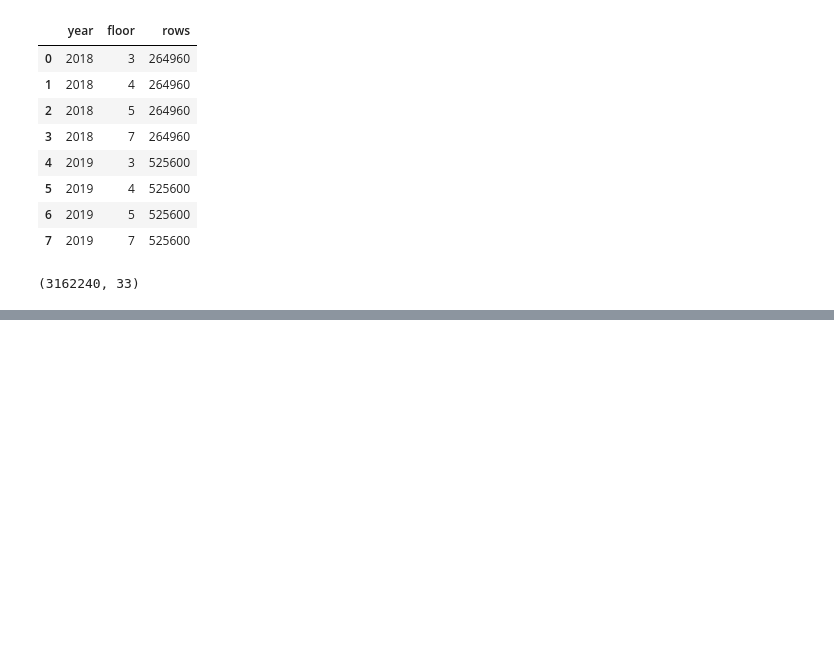
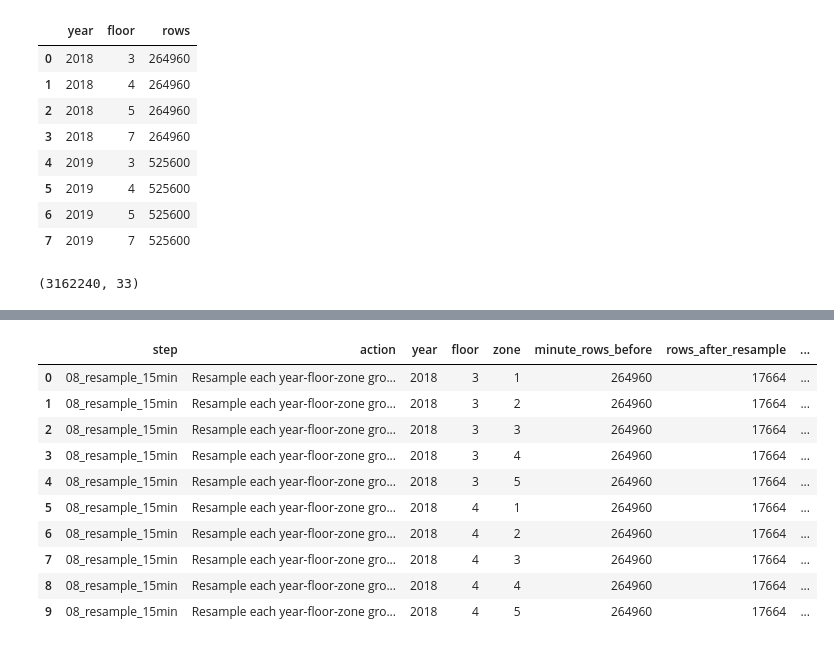
Before and after one commit to Lee-yongli/Artificial-Intelligence-for-Smart-Building-Log-Analysis, a Jupyter notebook: Artificial Intelligence for Smart-Building Log Analysis/merge_2018_2019_floors_3_4_5_7.ipynb, the cells around one changed output, grey strips where cells are left out. Cells and saved outputs as stored; diff of their text form; code cells hidden in the pictures; blank space fills up the shorter version.

```diff
--- a/Artificial Intelligence for Smart-Building Log Analysis/merge_2018_2019_floors_3_4_5_7.ipynb
+++ b/Artificial Intelligence for Smart-Building Log Analysis/merge_2018_2019_floors_3_4_5_7.ipynb
@@ -506,0 +585,20 @@ display(invalid_summary.query("invalid_count > 0"))
+# %%
+def clean_step_07_sort_zone_records(df: pd.DataFrame) -> tuple[pd.DataFrame, pd.DataFrame]:
+    before_rows = len(df)
+    sort_keys = ["floor", "zone", "timestamp"]
+    out = df.sort_values(sort_keys).reset_index(drop=True)
+    sorted_check = out[sort_keys].equals(out[sort_keys].sort_values(sort_keys).reset_index(drop=True))
+
+    audit = pd.DataFrame([{
+        "step": "07_sort_zone_records",
+        "action": "Sort zone-level records by floor, zone, and timestamp",
+        "sort_keys": " -> ".join(sort_keys),
+        "rows_before": before_rows,
+        "rows_removed": 0,
+        "rows_after": len(out),
+        "is_sorted": bool(sorted_check),
+    }])
+    return out, audit
+
+zone_level_minute_sorted_df, audit_07_zone_sort = clean_step_07_sort_zone_records(zone_level_minute_df)
+display(audit_07_zone_sort)
@@ -506,0 +617,66 @@ display(invalid_summary.query("invalid_count > 0"))
+# %%
+def clean_step_08_resample_15min(df: pd.DataFrame) -> tuple[pd.DataFrame, pd.DataFrame]:
+    resampled_parts = []
+    audit_rows = []
+
+    for (year, floor, zone), group in df.groupby(["year", "floor", "zone"], sort=True):
+        group = group.sort_values("timestamp").set_index("timestamp")
+        start = group.index.min().floor(RESAMPLE_INTERVAL)
+        end = group.index.max().floor(RESAMPLE_INTERVAL)
+        full_index = pd.date_range(start=start, end=end, freq=RESAMPLE_INTERVAL)
+
+        value_mean = group[VALUE_COLUMNS].resample(RESAMPLE_INTERVAL).mean().reindex(full_index)
+        value_min = group[VALUE_COLUMNS].resample(RESAMPLE_INTERVAL).min().reindex(full_index).add_suffix("_min")
+        value_max = group[VALUE_COLUMNS].resample(RESAMPLE_INTERVAL).max().reindex(full_index).add_suffix("_max")
+        valid_counts = group[VALUE_COLUMNS].resample(RESAMPLE_INTERVAL).count().reindex(full_index, fill_value=0).add_suffix("_valid_count")
+        observed_minutes = group["source_file"].resample(RESAMPLE_INTERVAL).count().reindex(full_index, fill_value=0)
+
+        out = pd.concat([value_mean, value_min, value_max, valid_counts], axis=1)
+        out.insert(0, "timestamp", full_index)
+        out.insert(1, "year", year)
+        out.insert(2, "floor", floor)
+        out.insert(3, "zone", zone)
+        out["observed_minutes"] = observed_minutes.to_numpy()
+        out["missing_time_flag"] = out["observed_minutes"] == 0
+        out["incomplete_window_flag"] = out["observed_minutes"] < EXPECTED_MINUTES_PER_WINDOW
+
+        for col in AVAILABILITY_COLUMNS:
+            out[col] = bool(group[col].iloc[0])
+
+        resampled_parts.append(out.reset_index(drop=True))
+        audit_rows.append({
+            "step": "08_resample_15min",
+            "action": "Resample each year-floor-zone group to 15-minute intervals",
+            "year": year,
+            "floor": floor,
+            "zone": zone,
+            "minute_rows_before": len(group),
+            "rows_after_resample": len(out),
+            "missing_time_windows": int(out["missing_time_flag"].sum()),
+            "incomplete_15min_windows": int(out["incomplete_window_flag"].sum()),
+            "min_timestamp": out["timestamp"].min(),
+            "max_timestamp": out["timestamp"].max(),
+        })
+
+    cleaned = pd.concat(resampled_parts, ignore_index=True)
+    cleaned = cleaned.sort_values(["floor", "zone", "timestamp"]).reset_index(drop=True)
+    audit = pd.DataFrame(audit_rows)
+    return cleaned, audit
+
+cleaned_15min_without_measurement_flags, audit_08_resample = clean_step_08_resample_15min(zone_level_minute_sorted_df)
+display(audit_08_resample.head(10))
+print("15-minute rows:", f"{len(cleaned_15min_without_measurement_flags):,}")
+print("Missing time windows:", int(audit_08_resample["missing_time_windows"].sum()))
+print("Incomplete 15-minute windows:", int(audit_08_resample["incomplete_15min_windows"].sum()))
+# %% [output]
+|  | step | action | year | floor | zone | minute_rows_before | rows_after_resample | ... |
+| 0 | 08_resample_15min | Resample each year-floor-zone gro... | 2018 | 3 | 1 | 264960 | 17664 | ... |
+| 1 | 08_resample_15min | Resample each year-floor-zone gro... | 2018 | 3 | 2 | 264960 | 17664 | ... |
+| 2 | 08_resample_15min | Resample each year-floor-zone gro... | 2018 | 3 | 3 | 264960 | 17664 | ... |
+| 3 | 08_resample_15min | Resample each year-floor-zone gro... | 2018 | 3 | 4 | 264960 | 17664 | ... |
+| 4 | 08_resample_15min | Resample each year-floor-zone gro... | 2018 | 3 | 5 | 264960 | 17664 | ... |
+| 5 | 08_resample_15min | Resample each year-floor-zone gro... | 2018 | 4 | 1 | 264960 | 17664 | ... |
+| 6 | 08_resample_15min | Resample each year-floor-zone gro... | 2018 | 4 | 2 | 264960 | 17664 | ... |
+| 7 | 08_resample_15min | Resample each year-floor-zone gro... | 2018 | 4 | 3 | 264960 | 17664 | ... |
+| 8 | 08_resample_15min | Resample each year-floor-zone gro... | 2018 | 4 | 4 | 264960 | 17664 | ... |
+| 9 | 08_resample_15min | Resample each year-floor-zone gro... | 2018 | 4 | 5 | 264960 | 17664 | ... |
```
Also changed, not shown: parts of 36 cells of this notebook, 7 other files.
